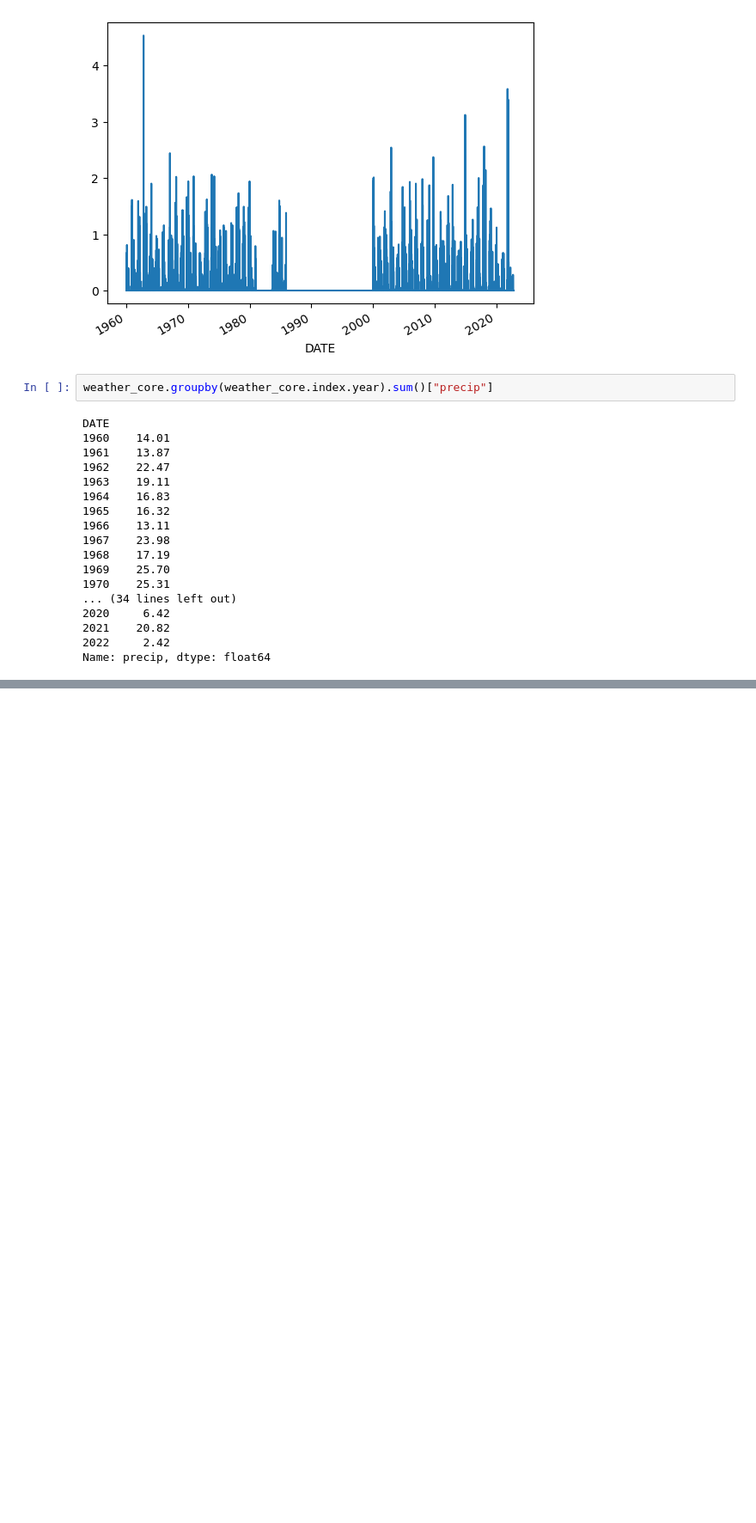
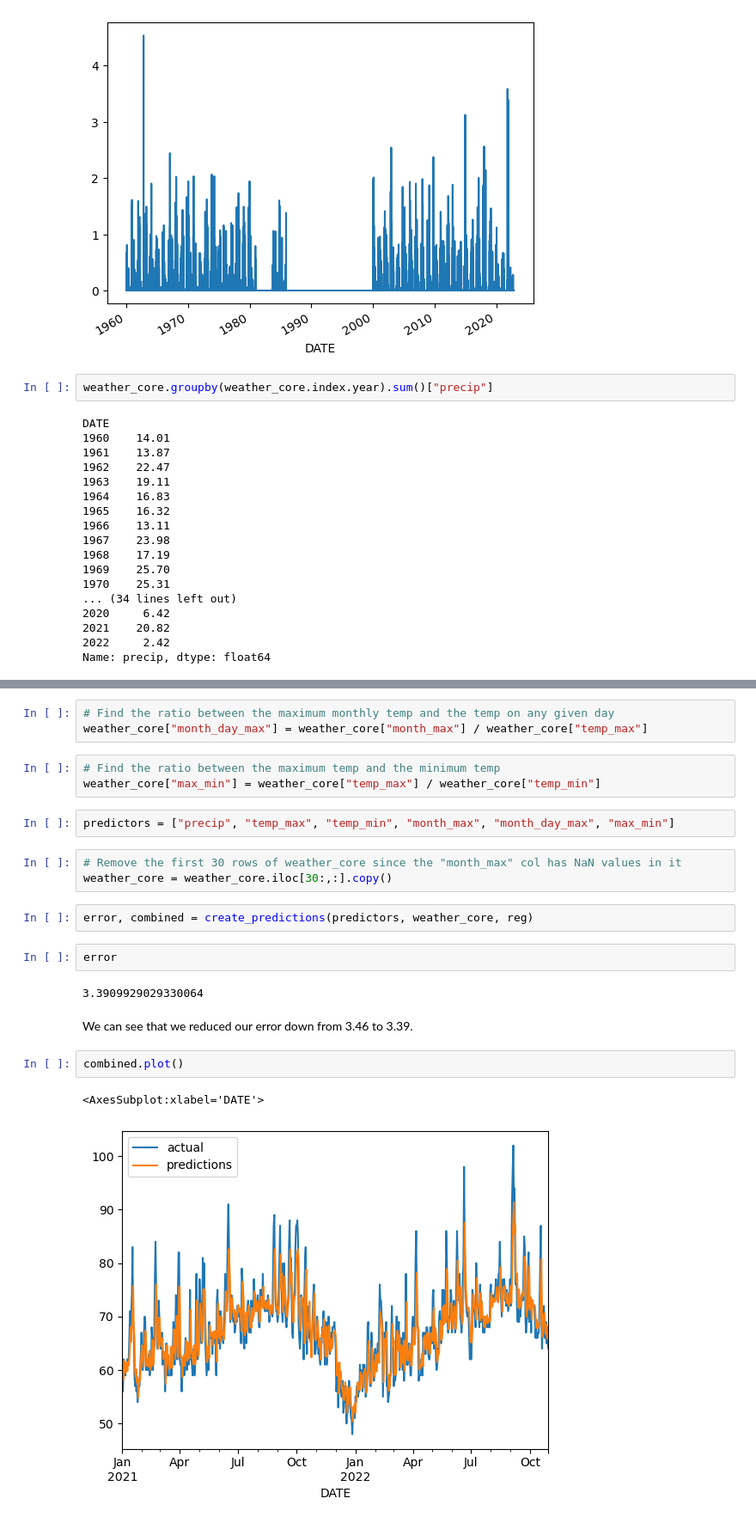
Before and after one commit to Bik400/weather-prediction, a Jupyter notebook: WeatherPrediction.ipynb, the cells around one changed output, grey strips where cells are left out. Shown at 86% size. Saved outputs shown, nothing was run; the diff lists cells and outputs as text; blank space fills up the shorter version.

```diff
--- a/WeatherPrediction.ipynb
+++ b/WeatherPrediction.ipynb
@@ -300,0 +432,24 @@ Name: precip, dtype: float64
+# %%
+# Find the ratio between the maximum monthly temp and the temp on any given day
+weather_core["month_day_max"] = weather_core["month_max"] / weather_core["temp_max"]
+# %%
+# Find the ratio between the maximum temp and the minimum temp
+weather_core["max_min"] = weather_core["temp_max"] / weather_core["temp_min"]
+# %%
+predictors = ["precip", "temp_max", "temp_min", "month_max", "month_day_max", "max_min"]
+# %%
+# Remove the first 30 rows of weather_core since the "month_max" col has NaN values in it
+weather_core = weather_core.iloc[30:,:].copy()
+# %%
+error, combined = create_predictions(predictors, weather_core, reg)
+# %%
+error
+# %% [output]
+3.3909929029330064
+# %% [markdown]
+We can see that we reduced our error down from 3.46 to 3.39.
+# %%
+combined.plot()
+# %% [output]
+<AxesSubplot:xlabel='DATE'>
+[figure, added]
```
Also changed, not shown: parts of 36 cells of this notebook.
